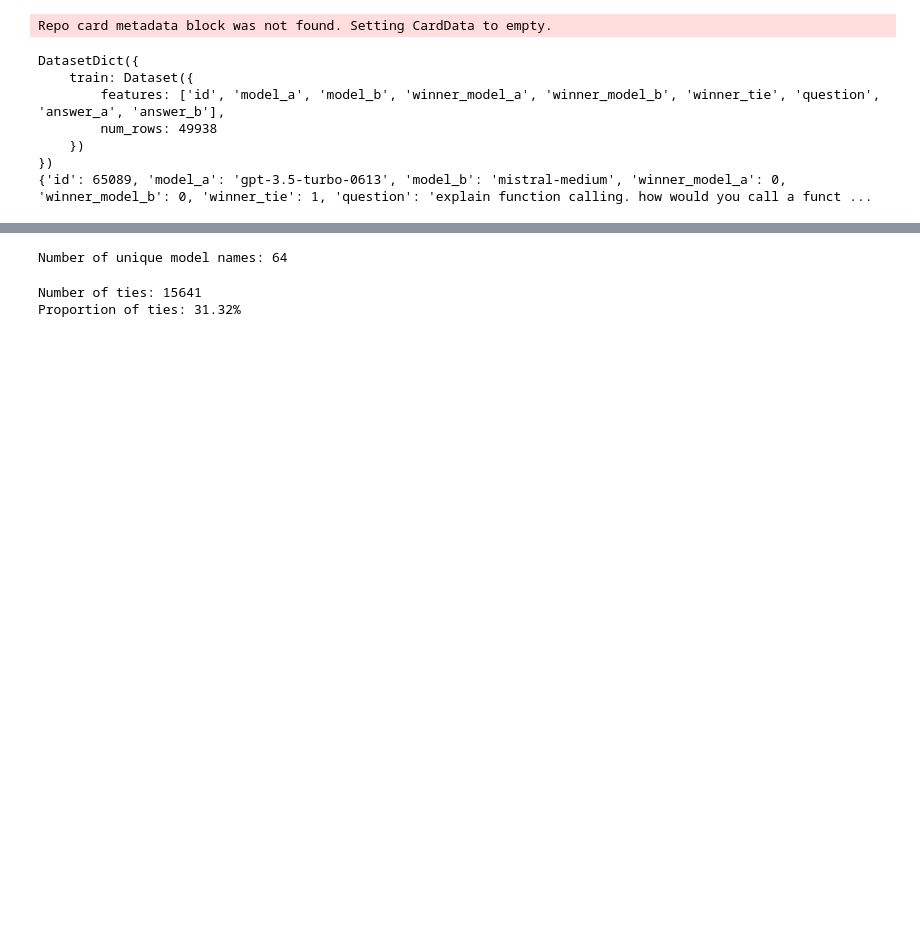
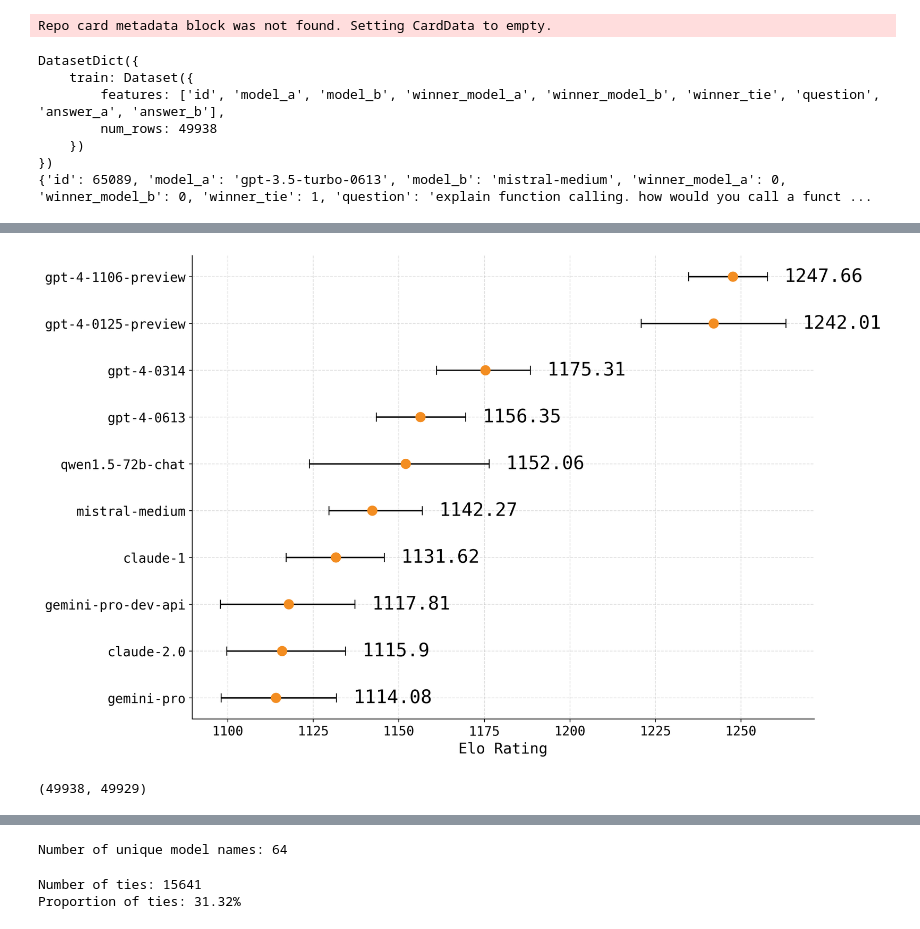
Before and after one commit to JennyHuang19/IsRankingRobust, a Jupyter notebook: notebooks/llmJudgeArenaWtd.ipynb, the cells around one changed output, grey strips where cells are left out. Drawn from its saved outputs; the diff is of its cells as text; code cells hidden in the pictures; blank space fills up the shorter version.

Commit message:
bootstrap-based ranking experiments.

```diff
--- a/notebooks/llmJudgeArenaWtd.ipynb
+++ b/notebooks/llmJudgeArenaWtd.ipynb
@@ -50,3 +50,14 @@ df.head()
 # Move 'gpt-4-1106-preview' to index 0 (so that it is the baseline model).
 mask = (df['model_a'] == 'gpt-4-1106-preview') | (df['model_b'] == 'gpt-4-1106-preview')
 df = pd.concat([df[mask], df[~mask]]).reset_index(drop=True)
+# %%
+# add a column called winner that is model_a if winner_model_a == 1, model_b if winner_model_a == 0, tie if winner_tie == 1
+def determine_winner(row):
+    if row['winner_tie'] == 1:
+        return 'tie'
+    elif row['winner_model_a'] == 1:
+        return 'model_a'
+    else:
+        return 'model_b'
+
+df['winner'] = df.apply(determine_winner, axis=1)
@@ -52,0 +103,17 @@ df = pd.concat([df[mask], df[~mask]]).reset_index(drop=True)
+# %%
+BOOTSTRAP_ROUNDS = 100
+### Obtain Bootstrap Confidence Intervals.
+np.random.seed(42)
+bootstrap_elo_lu = compute_CIs.get_bootstrap_result(df, compute_CIs.compute_mle_elo, BOOTSTRAP_ROUNDS)
+# %%
+bootstrap_elo_lu.describe()
+# show the 95% confidence interval for each model
+ci_lower = bootstrap_elo_lu.quantile(0.025)
+ci_upper = bootstrap_elo_lu.quantile(0.975)
+ci_med = bootstrap_elo_lu.median()
+ci_df = pd.DataFrame({
+    "2.5%": ci_lower,
+    "Median": ci_med,
+    "97.5%": ci_upper
+})
+ci_df
@@ -52,0 +135,12 @@ df = pd.concat([df[mask], df[~mask]]).reset_index(drop=True)
+# %%
+# plot only the top 10 models.
+compute_CIs.plot_elo_confidence_intervals(ci_df.head(10))
+# %% [output]
+[figure, added]
+# %%
+# remove top_1_mis from df
+df_dropped = df.drop(top_1_mis).reset_index(drop=True)
+
+len(df), len(df_dropped)
+# %% [output]
+(49938, 49929)
```
Also changed, not shown: parts of 37 cells of this notebook, 3 other files.
